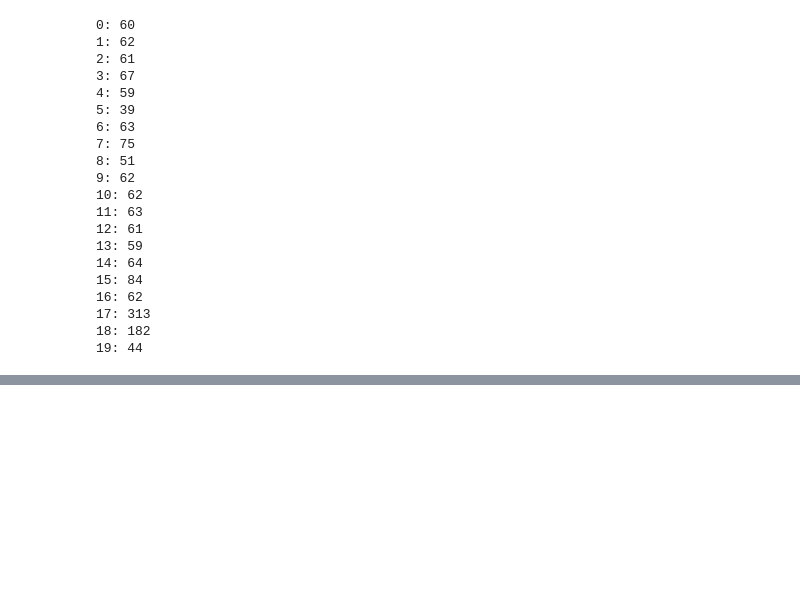
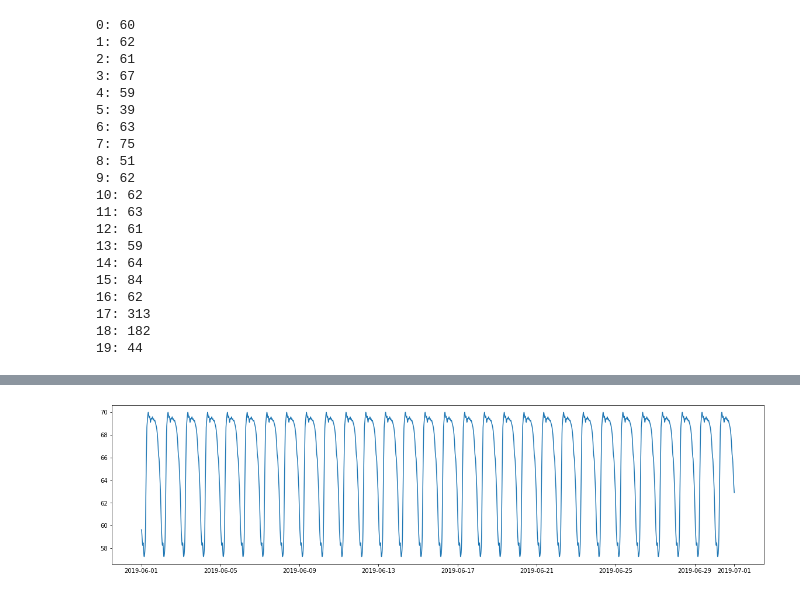
Before and after one commit to marin-hyatt/public-redhook-analysis, a Jupyter notebook: Truck_Analysis.ipynb, the cells around one changed output, grey strips where cells are left out. Saved outputs shown, nothing was run; the diff lists cells and outputs as text; code cells hidden in the pictures; blank space fills up the shorter version.

```diff
--- a/Truck_Analysis.ipynb
+++ b/Truck_Analysis.ipynb
@@ -1213,0 +1192,7 @@ plt.show()
+# %%
+weekly_medians_df_index = pd.concat([beginning_spl_indices_series[0:42], all_joined_df.reset_index()['index']])
+# %%
+month_weekly_median = np.empty(len(weekly_medians_df_index))
+# %%
+for i in range(len(weekly_medians_df_index)):
+    month_weekly_median[i] = weekday_medians[i%len(weekday_medians)]
@@ -1213,0 +1203,2 @@ plt.show()
+# %%
+weekday_medians_df = pd.DataFrame({'median_dBAS':month_weekly_median}, index=weekly_medians_df_index)
@@ -1213,0 +1214,9 @@ plt.show()
+# %%
+plt.figure(figsize=(20,5))
+# plt.plot(spl_complete_month_weekdays)
+#plt.plot(scipy.ndimage.convolve(weekday_medians, np.ones(1001)/1001))
+plt.plot(weekday_medians_df.reset_index()['index'], \
+         scipy.ndimage.gaussian_filter1d(weekday_medians_df['median_dBAS'], 1000))
+plt.show()
+# %% [output]
+[figure, added]
```
Also changed, not shown: parts of 22 cells of this notebook.
